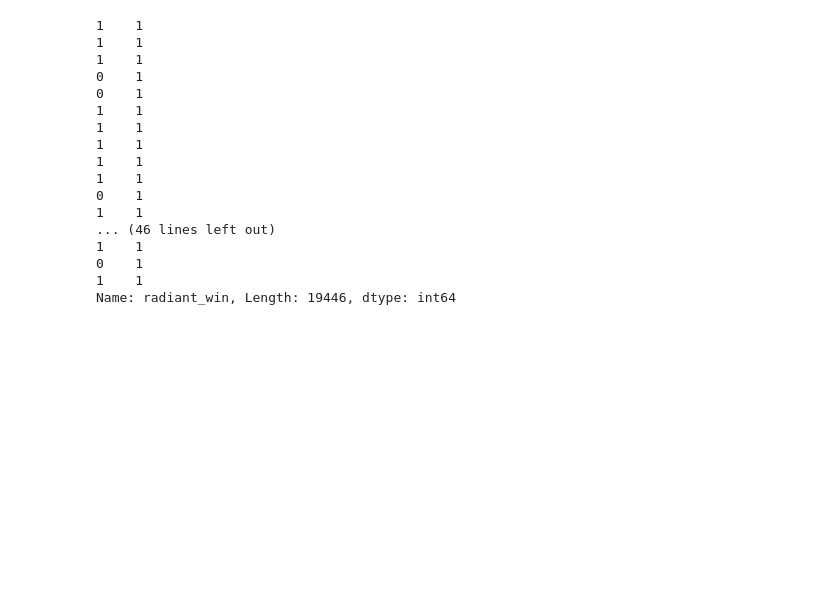
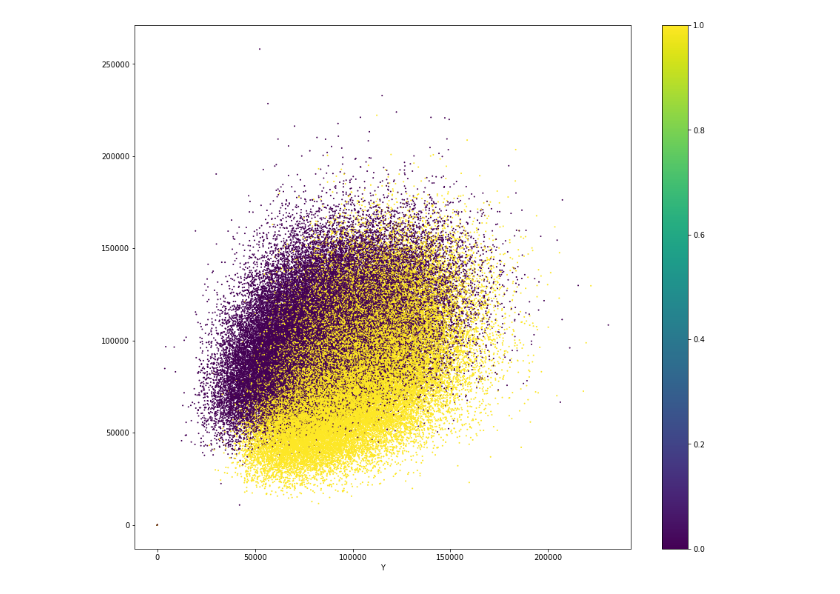
Before and after one commit to atepaevm/ML, a Jupyter notebook: week 7/Untitled.ipynb, the cells around one changed output. Drawn from its saved outputs; the diff is of its cells as text; code cells hidden in the pictures; blank space fills up the shorter version.

```diff
--- a/week 7/Untitled.ipynb
+++ b/week 7/Untitled.ipynb
@@ -7,7 +16,8 @@ def readFeaturesWithSums(jsonTest,test):
     res=[]
     #res.append(['match_id','r_xp_sum','d_xp_sum','r_gold_sum','d_gold_sum','r_lh_sum',
     #            'd_lh_sum','d_killers_count','r_killers_count'])
-    res.append(['match_id','r_xp_sum','d_xp_sum','r_gold_sum','d_gold_sum'])
+    res.append(['match_id','r_xp_sum','d_xp_sum','r_gold_sum','d_gold_sum','r_abil_sum','d_abil_sum'])
+    #res.append(['match_id','r_xp_sum','d_xp_sum','r_gold_sum','d_gold_sum'])
     with bz2.BZ2File(jsonTest) as matches_file:
         for line in matches_file:
             match = json.loads(line)
@@ -17,6 +27,8 @@ def readFeaturesWithSums(jsonTest,test):
             d_gold_sum=0
             r_lh_sum=0
             d_lh_sum=0
+            r_abil_sum=0
+            d_abil_sum=0
             r_killers_count=len(match['players'][0]['kills_log'])
             +len(match['players'][1]['kills_log'])
             +len(match['players'][2]['kills_log'])
@@ -27,6 +39,18 @@ def readFeaturesWithSums(jsonTest,test):
             +len(match['players'][7]['kills_log'])
             +len(match['players'][8]['kills_log'])
             +len(match['players'][9]['kills_log'])
+
+
+            r_abil_sum=len(match['players'][0]['ability_upgrades'])
+            +len(match['players'][1]['ability_upgrades'])
+            +len(match['players'][2]['ability_upgrades'])
+            +len(match['players'][3]['ability_upgrades'])
+            +len(match['players'][4]['ability_upgrades'])
+            d_abil_sum=len(match['players'][5]['ability_upgrades'])
+            +len(match['players'][6]['ability_upgrades'])
+            +len(match['players'][7]['ability_upgrades'])
+            +len(match['players'][8]['ability_upgrades'])
+            +len(match['players'][9]['ability_upgrades'])
 
             for i in range(len(match['times'])):
                 if(match['times'][i]<=5*60):
@@ -63,7 +87,8 @@ def readFeaturesWithSums(jsonTest,test):
                     +match['players'][9]['lh_t'][i]
             #res.append([match['match_id'],r_xp_sum,d_xp_sum,r_gold_sum,d_gold_sum,
             #            r_lh_sum,d_lh_sum,d_killers_count,d_killers_count])
-            res.append([match['match_id'],r_xp_sum,d_xp_sum,r_gold_sum,d_gold_sum])
+            res.append([match['match_id'],r_xp_sum,d_xp_sum,r_gold_sum,d_gold_sum,r_abil_sum,d_abil_sum])
+            #res.append([match['match_id'],r_xp_sum,d_xp_sum,r_gold_sum,d_gold_sum])
     import csv
     with open('tmp.csv', 'w', newline='') as csvfile:
         spamwriter = csv.writer(csvfile, delimiter=',',
@@ -125,4 +156,6 @@ features.shape
 # %%
+clf=GradientBoostingClassifier(n_estimators=200, random_state=42)
+clf.fit(features,y)
 pred=clf.predict_proba(test)[:,1]
 match_id=pandas.read_csv('./features_test.csv')['match_id']
 total=[]
@@ -130,7 +163,7 @@ total.append(["match_id","radiant_win"])
 for i in range(0,len(match_id)):
     total.append([match_id[i],pred[i]])
 import csv
-with open('res.csv', 'w', newline='') as csvfile:
+with open('answer.csv', 'w', newline='') as csvfile:
     spamwriter = csv.writer(csvfile, delimiter=',',
                             quotechar='|', quoting=csv.QUOTE_MINIMAL)
     spamwriter.writerows(total)
@@ -152,23 +185,3 @@ with open('d_res.csv', 'w', newline='') as csvfile:
     d_spamwriter = csv.writer(csvfile, delimiter=',',
                             quotechar='|', quoting=csv.QUOTE_MINIMAL)
     d_spamwriter.writerows(d_total)
-# %%
-y.iloc[y_test]
-# %% [output]
-1    1
-1    1
-1    1
-0    1
-0    1
-1    1
-1    1
-1    1
-1    1
-1    1
-0    1
-1    1
-... (46 lines left out)
-1    1
-0    1
-1    1
-Name: radiant_win, Length: 19446, dtype: int64
@@ -174,0 +198,21 @@ Name: radiant_win, Length: 19446, dtype: int64
+# %%
+import matplotlib.pyplot as plt
+%matplotlib inline
+import numpy as np
+x=features.r_gold_sum*features.r_abil_sum;
+
+y=features.d_gold_sum*features.d_abil_sum;
+
+Cluster=np.array(features.radiant_win)
+#centers=np.random.randn(4,2)
+fig=plt.figure(figsize=(15,13))
+ax=fig.add_subplot(111)
+scatter=ax.scatter(x,y,c=Cluster,s=1)
+#for i,j in centers:
+#    ax.scatter(i,j,s=50,c='red',marker='+')
+ax.set_xlabel('X')
+ax.set_xlabel('Y')
+plt.colorbar(scatter)
+fig.show()
+# %% [output]
+[figure, added]
```
Also changed, not shown: parts of 7 cells of this notebook, 1 other file.
